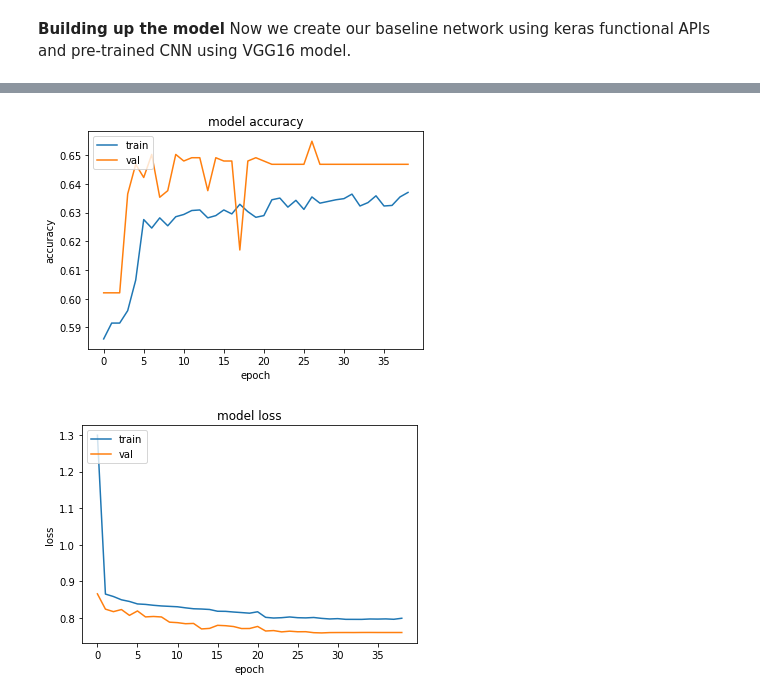
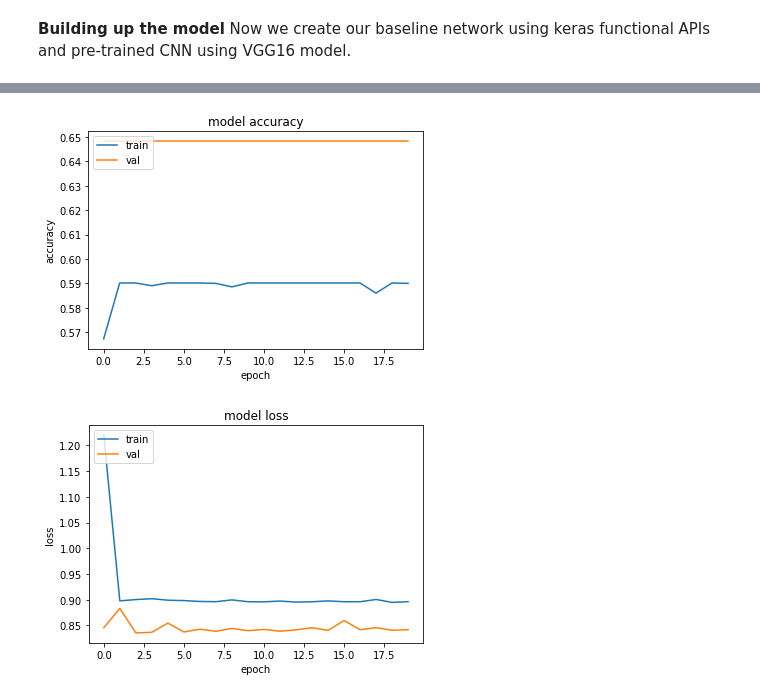
Before and after one commit to Arianshh/memotion-analysis, a Jupyter notebook: memotion_analysis.ipynb, the cells around one changed output, grey strips where cells are left out. Cells and saved outputs as stored; diff of their text form; code cells hidden in the pictures.

```diff
--- a/memotion_analysis.ipynb
+++ b/memotion_analysis.ipynb
@@ -435,6 +308,10 @@ for word, i in word_index.items():
 # %% [markdown]
 
 **Building up the model** Now we create our baseline network using keras functional APIs and pre-trained CNN using VGG16 model.
+# %%
+# Convert train and test dataset to numpy arrays
+train_x = [np.asarray(xs_texts['train']), np.asarray(xs_images['train'])]
+validation_data = ([np.asarray(xs_texts['validation']), np.asarray(xs_images['validation'])], ys['validation'])
 # %%
 from keras.layers import Input, Embedding, LSTM, Dense, Conv2D, MaxPool2D, Flatten, concatenate
 from keras.models import Model
@@ -505,12 +362,0 @@ plot_model(model, to_file='model.png', show_shapes=True)
-# %%
-# Convert train and test dataset to numpy arrays
-train_x = [np.asarray(xs_texts['train']), np.asarray(xs_categoricals['train']), np.asarray(xs_images['train'])]
-validation_data = ([np.asarray(xs_texts['validation']), np.asarray(xs_categoricals['validation']), np.asarray(xs_images['validation'])], ys['validation'])
-# %%
-from keras import optimizers
-
-
-model.compile(optimizer='adam',
-              loss='categorical_crossentropy',
-              metrics=['accuracy'])
-model.fit(train_x, ys['train'], validation_data=validation_data, epochs=25, batch_size=64)
@@ -644,9 +388,9 @@ lr_sch = LearningRateScheduler(lr_scheduler, verbose=1)
 from keras import optimizers
 
 
-callbacks = [lr_sch, earlyStopping, mcp_save, reduce_lr_loss]
-model.compile(optimizer="rmsprop",
+callbacks = [lr_sch, earlyStopping, mcp_save]
+model.compile(optimizer="adam",
               loss='categorical_crossentropy',
               metrics=['accuracy'])
-history = model.fit(train_x, ys['train'], validation_data=validation_data, epochs=50, batch_size=32, class_weight=d_class_weights, callbacks=callbacks)
+history = model.fit(train_x, ys['train'], validation_data=validation_data, epochs=40, batch_size=64, class_weight=d_class_weights)
 # %% [output]
@@ -670,29 +414,32 @@ Epoch 00039: LearningRateScheduler setting learning rate to 1.0000001111620804e-
 # %%
+import matplotlib.pyplot as plt
+
+
 history_dict = history.history
-acc = history_dict['acc']
-val_acc = history_dict['val_acc']
+acc = history_dict['accuracy']
+val_acc = history_dict['val_accuracy']
 loss = history_dict['loss']
 val_loss = history_dict['val_loss']
 
 plt.plot(acc)
 plt.plot(val_acc)
 plt.title('model accuracy')
 plt.ylabel('accuracy')
 plt.xlabel('epoch')
 plt.legend(['train', 'val'], loc='upper left')
 plt.show()
 
 # summarize history for loss
 plt.plot(loss)
 plt.plot(val_loss)
 plt.title('model loss')
 plt.ylabel('loss')
 plt.xlabel('epoch')
 plt.legend(['train', 'val'], loc='upper left')
 plt.show()
 # %% [output]
-[figure, old version]
+[figure, new version]
-[figure, old version]
+[figure, new version]
 # %%
 from sklearn.metrics import classification_report
 
```
Also changed, not shown: parts of 54 cells of this notebook.
